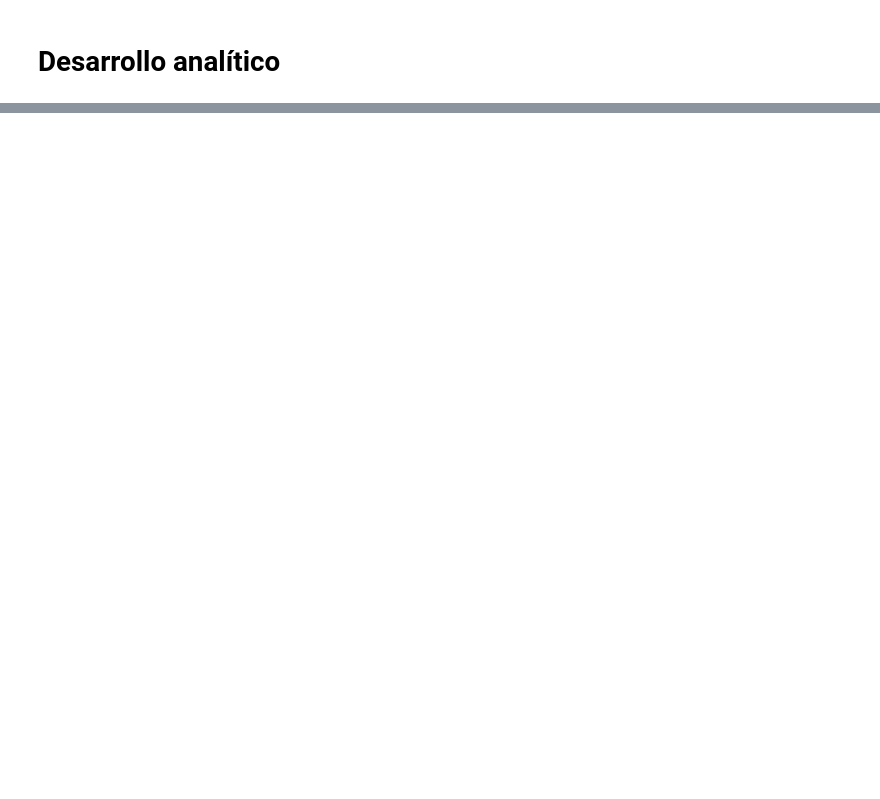
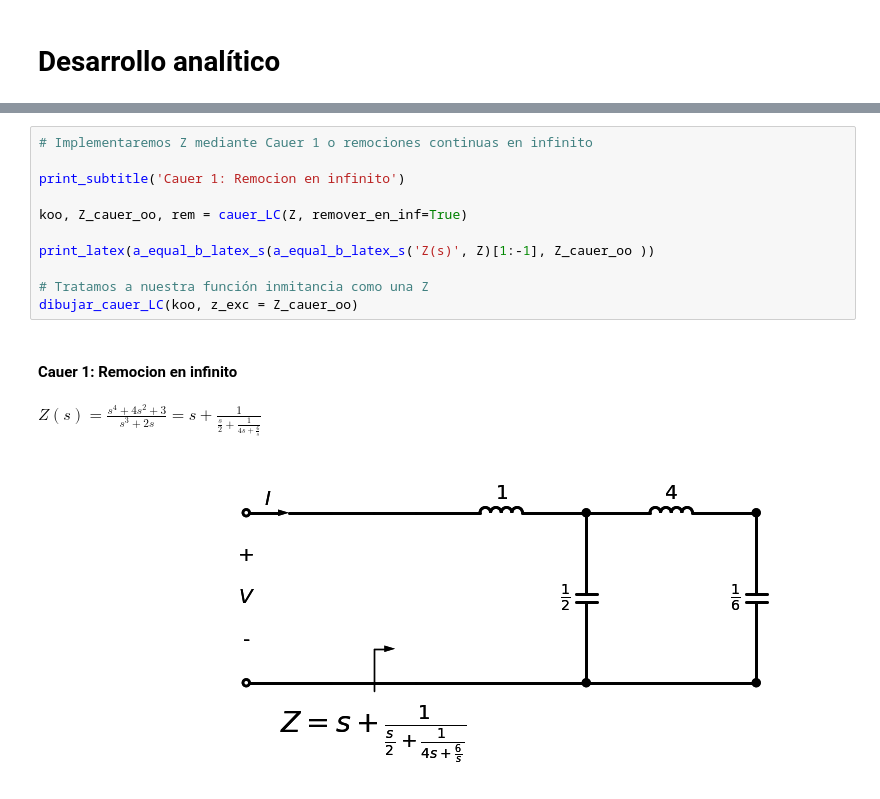
Before and after one commit to annunez02/TC2_2023, a Jupyter notebook: TS9/TrabajoSemanal9_Nunez.ipynb, the cells around one changed output, grey strips where cells are left out. Cells and saved outputs as stored; diff of their text form; blank space fills up the shorter version.

```diff
--- a/TS9/TrabajoSemanal9_Nunez.ipynb
+++ b/TS9/TrabajoSemanal9_Nunez.ipynb
@@ -38,0 +113,15 @@ IFrame("./TS9.pdf", width=1000, height=1000)
+# %%
+# Implementaremos Z mediante Cauer 1 o remociones continuas en infinito
+
+print_subtitle('Cauer 1: Remocion en infinito')
+
+koo, Z_cauer_oo, rem = cauer_LC(Z, remover_en_inf=True)
+
+print_latex(a_equal_b_latex_s(a_equal_b_latex_s('Z(s)', Z)[1:-1], Z_cauer_oo ))
+
+# Tratamos a nuestra función inmitancia como una Z
+dibujar_cauer_LC(koo, z_exc = Z_cauer_oo)
+# %% [output]
+#### Cauer 1: Remocion en infinito
+$\displaystyle Z(s)=\frac{s^{4} + 4 s^{2} + 3}{s^{3} + 2 s}=s + \frac{1}{\frac{s}{2} + \frac{1}{4 s + \frac{6}{s}}}$
+[figure, added]
```
Also changed, not shown: parts of 16 cells of this notebook.
